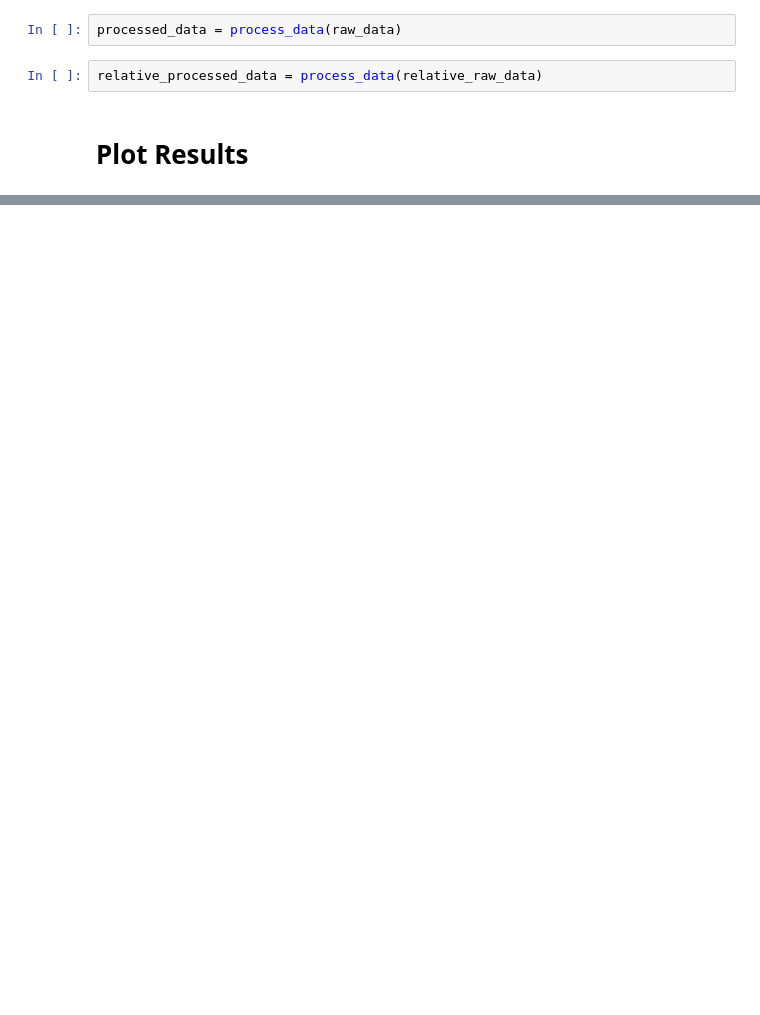
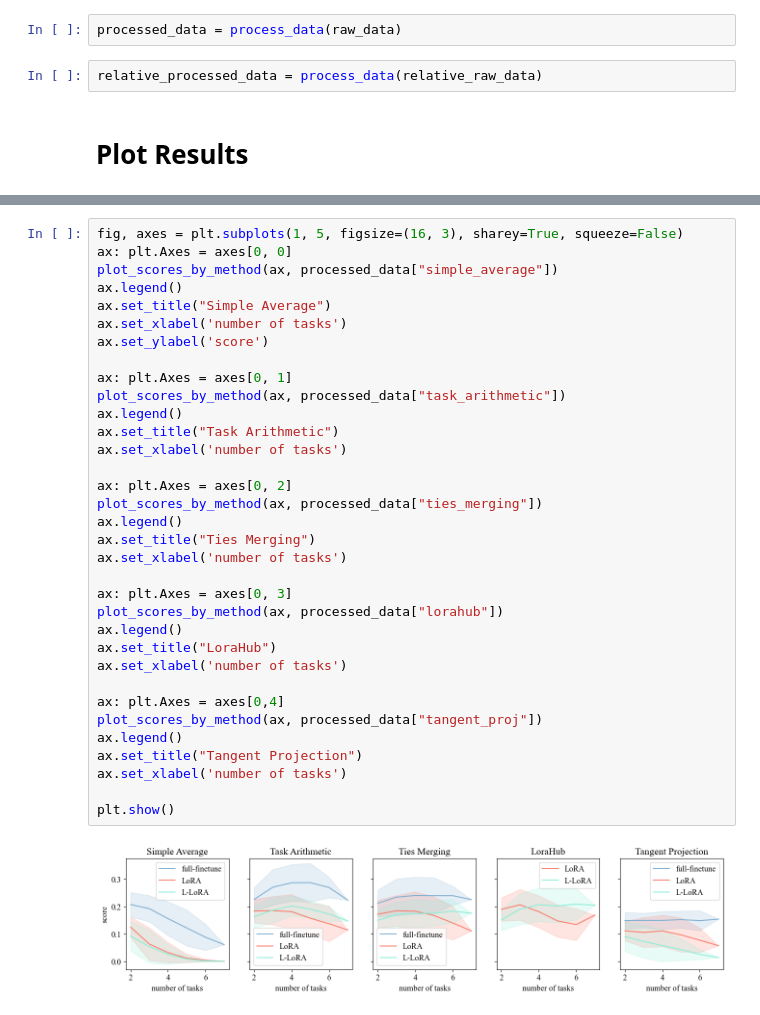
Before and after one commit to tanganke/peta, a Jupyter notebook: results/flan-t5-base/plot_results.ipynb, the cells around one changed output, grey strips where cells are left out. Cells and saved outputs as stored; diff of their text form; blank space fills up the shorter version.

```diff
--- a/results/flan-t5-base/plot_results.ipynb
+++ b/results/flan-t5-base/plot_results.ipynb
@@ -735,0 +658,36 @@ plot_scores(relative_processed_data)
+# %%
+fig, axes = plt.subplots(1, 5, figsize=(16, 3), sharey=True, squeeze=False)
+ax: plt.Axes = axes[0, 0]
+plot_scores_by_method(ax, processed_data["simple_average"])
+ax.legend()
+ax.set_title("Simple Average")
+ax.set_xlabel('number of tasks')
+ax.set_ylabel('score')
+
+ax: plt.Axes = axes[0, 1]
+plot_scores_by_method(ax, processed_data["task_arithmetic"])
+ax.legend()
+ax.set_title("Task Arithmetic")
+ax.set_xlabel('number of tasks')
+
+ax: plt.Axes = axes[0, 2]
+plot_scores_by_method(ax, processed_data["ties_merging"])
+ax.legend()
+ax.set_title("Ties Merging")
+ax.set_xlabel('number of tasks')
+
+ax: plt.Axes = axes[0, 3]
+plot_scores_by_method(ax, processed_data["lorahub"])
+ax.legend()
+ax.set_title("LoraHub")
+ax.set_xlabel('number of tasks')
+
+ax: plt.Axes = axes[0,4]
+plot_scores_by_method(ax, processed_data["tangent_proj"])
+ax.legend()
+ax.set_title("Tangent Projection")
+ax.set_xlabel('number of tasks')
+
+plt.show()
+# %% [output]
+[figure, added]
```
Also changed, not shown: parts of 16 cells of this notebook, 18 other files.
